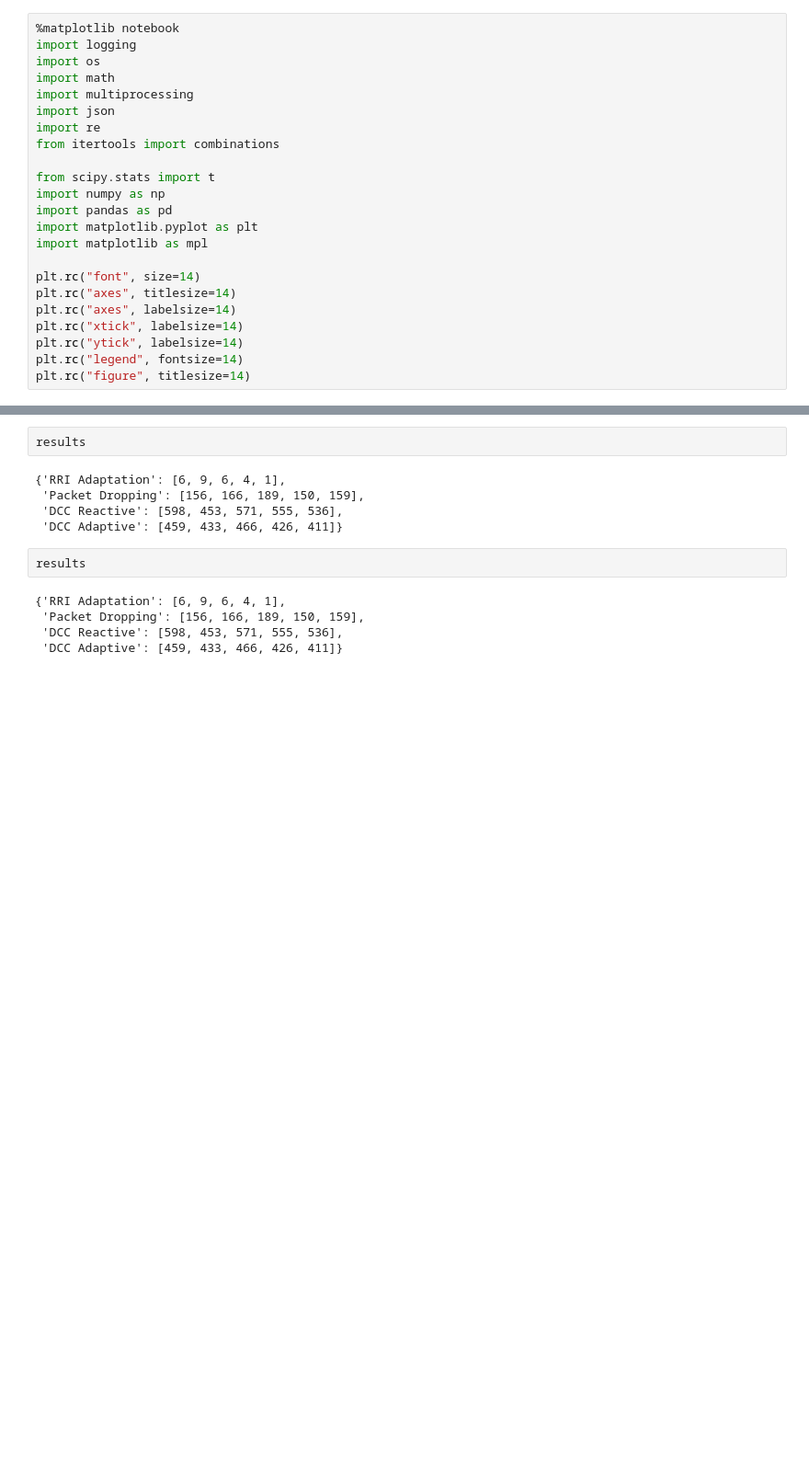
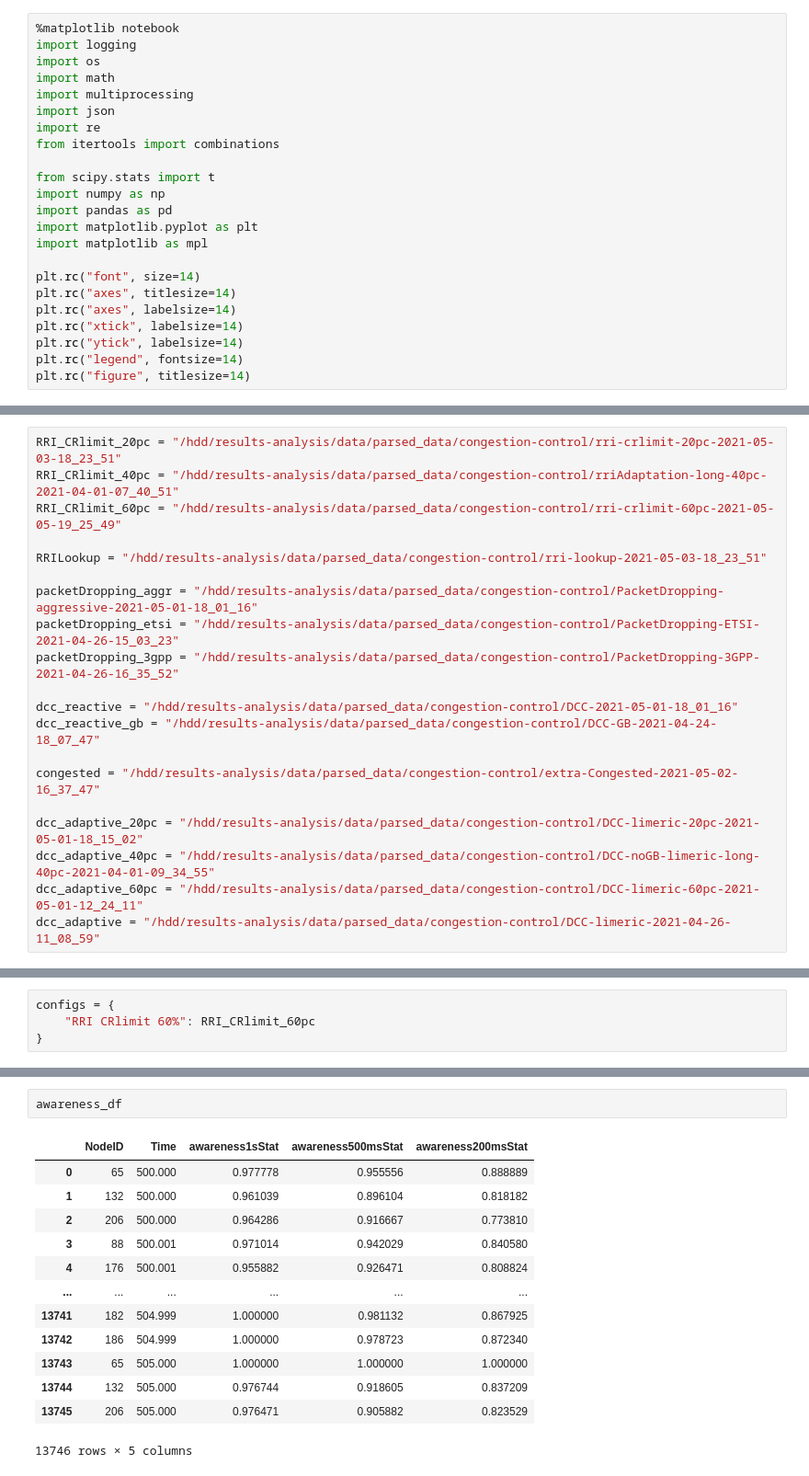
Before and after one commit to brianmc95/results-analysis, a Jupyter notebook: jupyter-notebooks/Congestion-Control.ipynb, the cells around one changed output, grey strips where cells are left out. Shown at 92% size. Saved outputs shown, nothing was run; the diff lists cells and outputs as text; blank space fills up the shorter version.

Commit message:
Added new awareness stat

```diff
--- a/jupyter-notebooks/Congestion-Control.ipynb
+++ b/jupyter-notebooks/Congestion-Control.ipynb
@@ -31,0 +30,20 @@ configs = {"RRI Adaptation": RRIAdaptation_folder, "Packet Dropping": pdrop_fold
+# %%
+RRI_CRlimit_20pc = "/hdd/results-analysis/data/parsed_data/congestion-control/rri-crlimit-20pc-2021-05-03-18_23_51"
+RRI_CRlimit_40pc = "/hdd/results-analysis/data/parsed_data/congestion-control/rriAdaptation-long-40pc-2021-04-01-07_40_51"
+RRI_CRlimit_60pc = "/hdd/results-analysis/data/parsed_data/congestion-control/rri-crlimit-60pc-2021-05-05-19_25_49"
+
+RRILookup = "/hdd/results-analysis/data/parsed_data/congestion-control/rri-lookup-2021-05-03-18_23_51"
+
+packetDropping_aggr = "/hdd/results-analysis/data/parsed_data/congestion-control/PacketDropping-aggressive-2021-05-01-18_01_16"
+packetDropping_etsi = "/hdd/results-analysis/data/parsed_data/congestion-control/PacketDropping-ETSI-2021-04-26-15_03_23"
+packetDropping_3gpp = "/hdd/results-analysis/data/parsed_data/congestion-control/PacketDropping-3GPP-2021-04-26-16_35_52"
+
+dcc_reactive = "/hdd/results-analysis/data/parsed_data/congestion-control/DCC-2021-05-01-18_01_16"
+dcc_reactive_gb = "/hdd/results-analysis/data/parsed_data/congestion-control/DCC-GB-2021-04-24-18_07_47"
+
+congested = "/hdd/results-analysis/data/parsed_data/congestion-control/extra-Congested-2021-05-02-16_37_47"
+
+dcc_adaptive_20pc = "/hdd/results-analysis/data/parsed_data/congestion-control/DCC-limeric-20pc-2021-05-01-18_15_02"
+dcc_adaptive_40pc = "/hdd/results-analysis/data/parsed_data/congestion-control/DCC-noGB-limeric-long-40pc-2021-04-01-09_34_55"
+dcc_adaptive_60pc = "/hdd/results-analysis/data/parsed_data/congestion-control/DCC-limeric-60pc-2021-05-01-12_24_11"
+dcc_adaptive = "/hdd/results-analysis/data/parsed_data/congestion-control/DCC-limeric-2021-04-26-11_08_59"
@@ -32 +74,5 @@ configs = {"RRI Adaptation": RRIAdaptation_folder, "Packet Dropping": pdrop_fold
+# %%
+configs = {
+    "RRI CRlimit 60%": RRI_CRlimit_60pc
+}
 # %%
@@ -290,14 +400,16 @@ Dealing with run: 5
-# %%
-results
-# %% [output]
-{'RRI Adaptation': [6, 9, 6, 4, 1],
- 'Packet Dropping': [156, 166, 189, 150, 159],
- 'DCC Reactive': [598, 453, 571, 555, 536],
- 'DCC Adaptive': [459, 433, 466, 426, 411]}
-# %%
-results
-# %% [output]
-{'RRI Adaptation': [6, 9, 6, 4, 1],
- 'Packet Dropping': [156, 166, 189, 150, 159],
- 'DCC Reactive': [598, 453, 571, 555, 536],
- 'DCC Adaptive': [459, 433, 466, 426, 411]}
+# %%
+awareness_df
+# %% [output]
+|  | NodeID | Time | awareness1sStat | awareness500msStat | awareness200msStat |
+| 0 | 65 | 500.000 | 0.977778 | 0.955556 | 0.888889 |
+| 1 | 132 | 500.000 | 0.961039 | 0.896104 | 0.818182 |
+| 2 | 206 | 500.000 | 0.964286 | 0.916667 | 0.773810 |
+| 3 | 88 | 500.001 | 0.971014 | 0.942029 | 0.840580 |
+| 4 | 176 | 500.001 | 0.955882 | 0.926471 | 0.808824 |
+| ... | ... | ... | ... | ... | ... |
+| 13741 | 182 | 504.999 | 1.000000 | 0.981132 | 0.867925 |
+| 13742 | 186 | 504.999 | 1.000000 | 0.978723 | 0.872340 |
+| 13743 | 65 | 505.000 | 1.000000 | 1.000000 | 1.000000 |
+| 13744 | 132 | 505.000 | 0.976744 | 0.918605 | 0.837209 |
+| 13745 | 206 | 505.000 | 0.976471 | 0.905882 | 0.823529 |
+13746 rows × 5 columns
```
Also changed, not shown: parts of 23 cells of this notebook, 7 other files.
